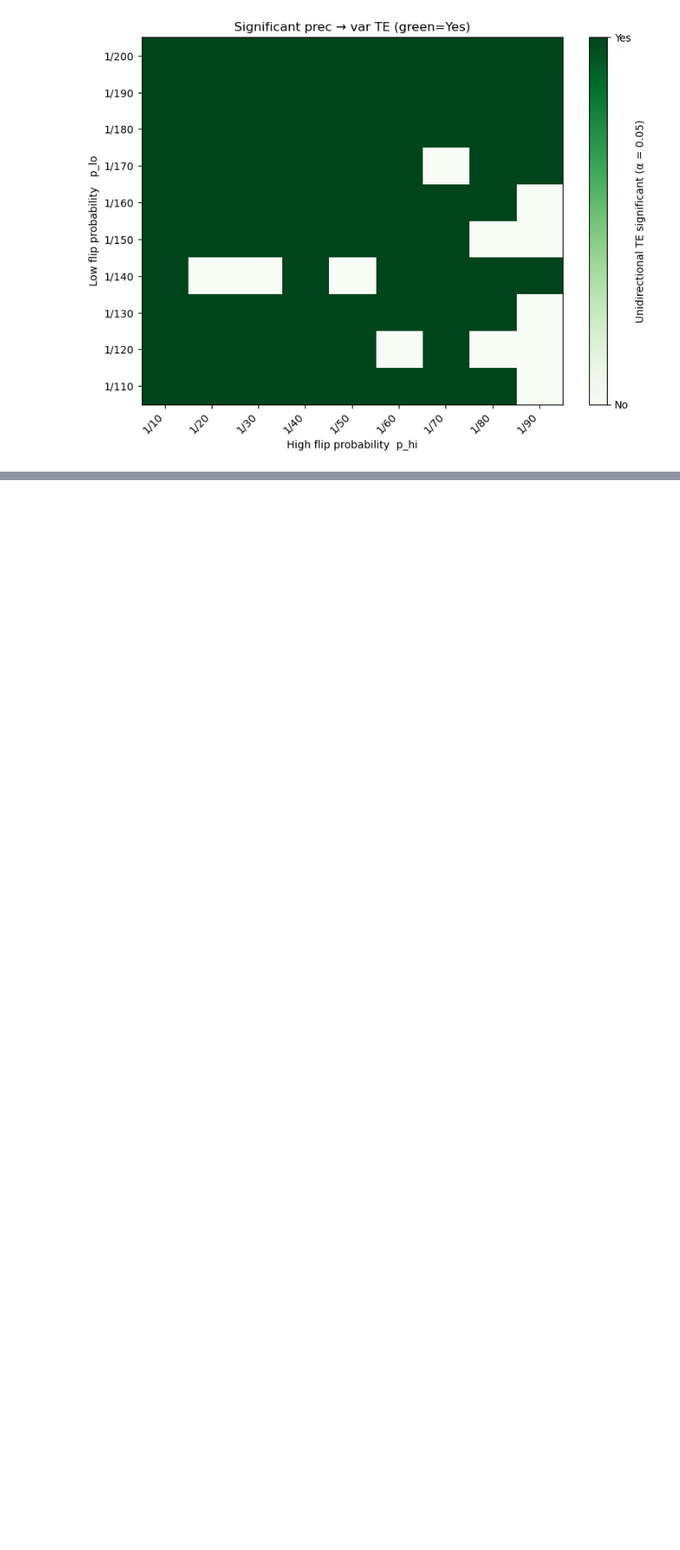
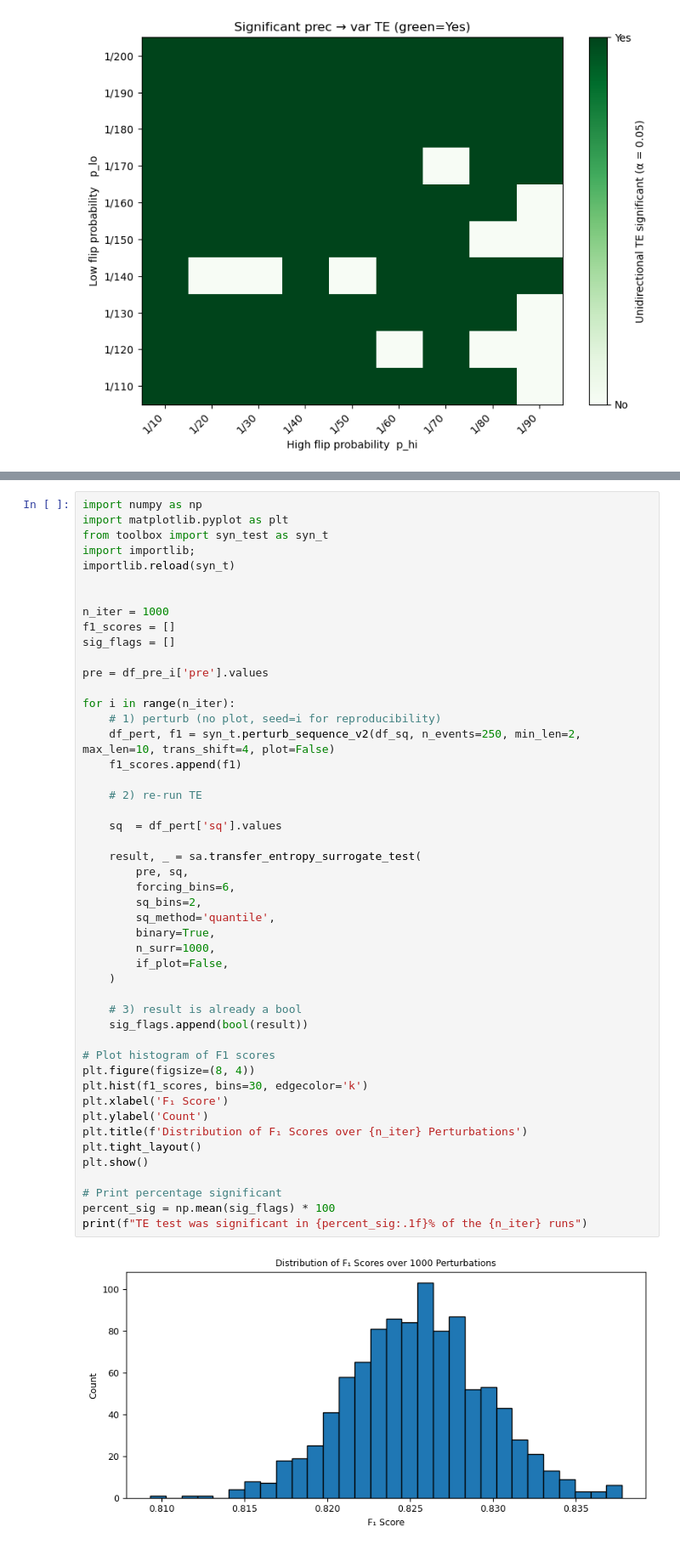
Before and after one commit to Peisong-Zheng/bipolar_seesaw_CCM, a Jupyter notebook: Syn_test_TBK.ipynb, the cells around one changed output, grey strips where cells are left out. Shown at 85% size. Saved outputs shown, nothing was run; the diff lists cells and outputs as text; blank space fills up the shorter version.

```diff
--- a/Syn_test_TBK.ipynb
+++ b/Syn_test_TBK.ipynb
@@ -419,0 +636,50 @@ First 10 local-TE values: [[-0.0118951  -0.0118951  -0.0118951  ...  0.00439759
+# %%
+import numpy as np
+import matplotlib.pyplot as plt
+from toolbox import syn_test as syn_t
+import importlib;
+importlib.reload(syn_t)
+
+
+n_iter = 1000
+f1_scores = []
+sig_flags = []
+
+pre = df_pre_i['pre'].values
+
+for i in range(n_iter):
+    # 1) perturb (no plot, seed=i for reproducibility)
+    df_pert, f1 = syn_t.perturb_sequence_v2(df_sq, n_events=250, min_len=2, max_len=10, trans_shift=4, plot=False)
+    f1_scores.append(f1)
+
+    # 2) re‐run TE
+
+    sq  = df_pert['sq'].values
+
+    result, _ = sa.transfer_entropy_surrogate_test(
+        pre, sq,
+        forcing_bins=6,
+        sq_bins=2,
+        sq_method='quantile',
+        binary=True,
+        n_surr=1000,
+        if_plot=False,
+    )
+
+    # 3) result is already a bool
+    sig_flags.append(bool(result))
+
+# Plot histogram of F1 scores
+plt.figure(figsize=(8, 4))
+plt.hist(f1_scores, bins=30, edgecolor='k')
+plt.xlabel('F₁ Score')
+plt.ylabel('Count')
+plt.title(f'Distribution of F₁ Scores over {n_iter} Perturbations')
+plt.tight_layout()
+plt.show()
+
+# Print percentage significant
+percent_sig = np.mean(sig_flags) * 100
+print(f"TE test was significant in {percent_sig:.1f}% of the {n_iter} runs")
+# %% [output]
+[figure, added]
```
Also changed, not shown: parts of 12 cells of this notebook, 15 other files.
